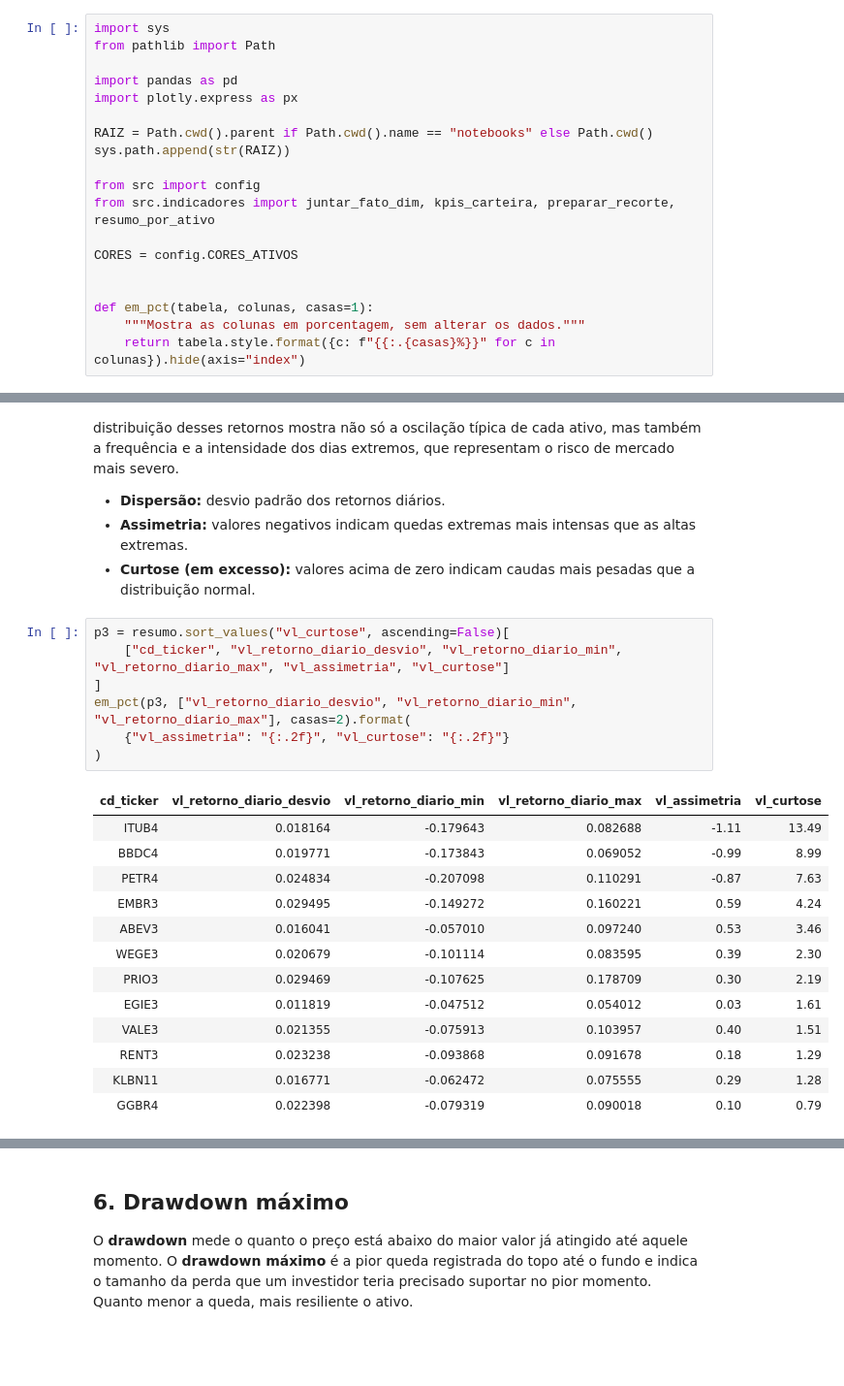
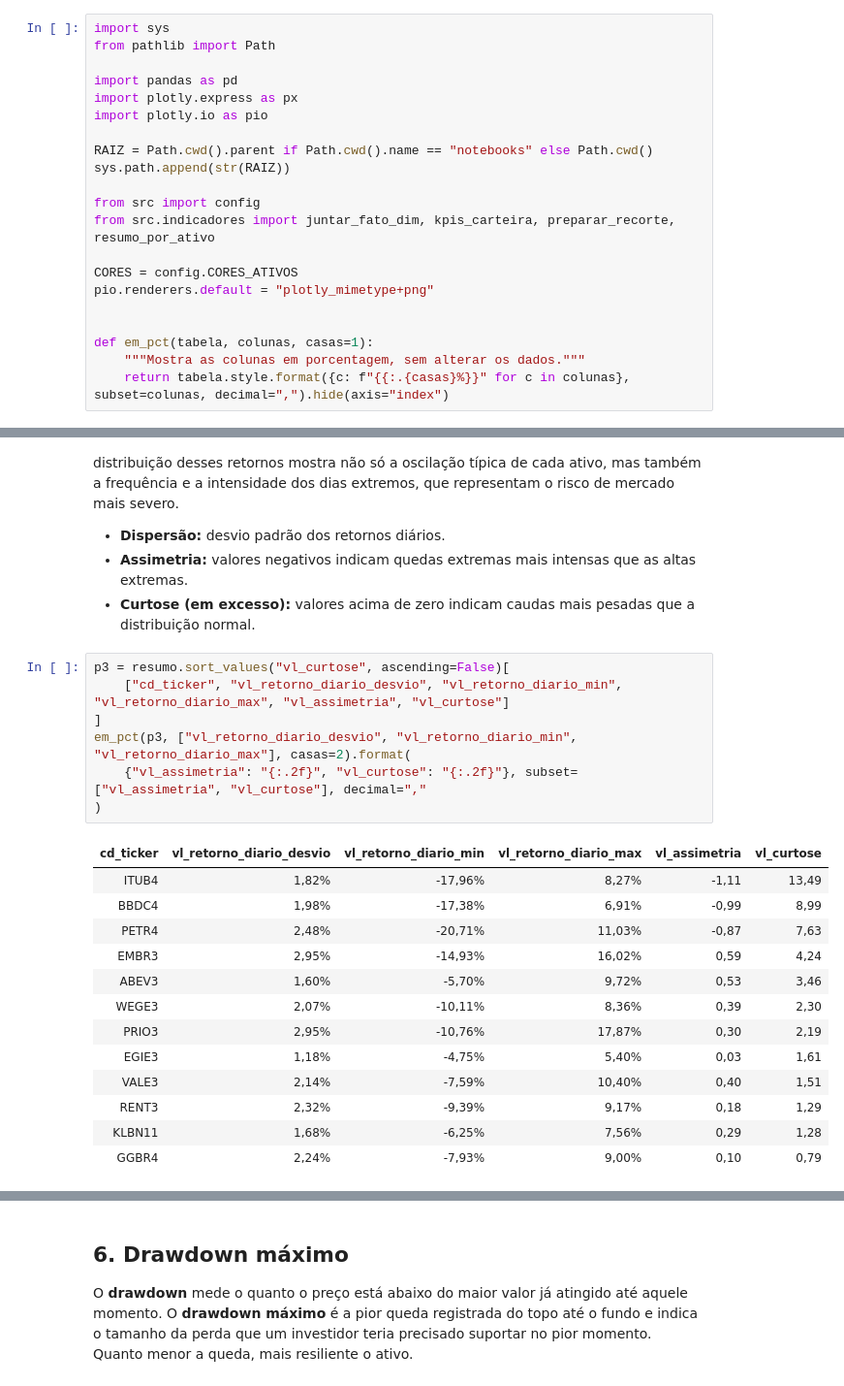
Before and after one commit to AnaysaLopes/b3-performance-acoes-2021-2023, a Jupyter notebook: notebooks/analise_exploratoria.ipynb, the cells around one changed output, grey strips where cells are left out. Shown at 97% size. Cells and saved outputs as stored; diff of their text form; blank space fills up the shorter version.

Commit message:
docs: ajusta tabelas e gráficos do notebook

```diff
--- a/notebooks/analise_exploratoria.ipynb
+++ b/notebooks/analise_exploratoria.ipynb
@@ -21,6 +21,7 @@ from pathlib import Path
 
 import pandas as pd
 import plotly.express as px
+import plotly.io as pio
 
 RAIZ = Path.cwd().parent if Path.cwd().name == "notebooks" else Path.cwd()
 sys.path.append(str(RAIZ))
@@ -29,11 +30,12 @@ from src import config
 from src.indicadores import juntar_fato_dim, kpis_carteira, preparar_recorte, resumo_por_ativo
 
 CORES = config.CORES_ATIVOS
+pio.renderers.default = "plotly_mimetype+png"
 
 
 def em_pct(tabela, colunas, casas=1):
     """Mostra as colunas em porcentagem, sem alterar os dados."""
-    return tabela.style.format({c: f"{{:.{casas}%}}" for c in colunas}).hide(axis="index")
+    return tabela.style.format({c: f"{{:.{casas}%}}" for c in colunas}, subset=colunas, decimal=",").hide(axis="index")
 # %% [markdown]
 ## 1. Qualidade da base
 
@@ -217,24 +230,24 @@ que representam o risco de mercado mais severo.
 # %%
 p3 = resumo.sort_values("vl_curtose", ascending=False)[
     ["cd_ticker", "vl_retorno_diario_desvio", "vl_retorno_diario_min", "vl_retorno_diario_max", "vl_assimetria", "vl_curtose"]
 ]
 em_pct(p3, ["vl_retorno_diario_desvio", "vl_retorno_diario_min", "vl_retorno_diario_max"], casas=2).format(
-    {"vl_assimetria": "{:.2f}", "vl_curtose": "{:.2f}"}
+    {"vl_assimetria": "{:.2f}", "vl_curtose": "{:.2f}"}, subset=["vl_assimetria", "vl_curtose"], decimal=","
 )
 # %% [output]
 | cd_ticker | vl_retorno_diario_desvio | vl_retorno_diario_min | vl_retorno_diario_max | vl_assimetria | vl_curtose |
-| ITUB4 | 0.018164 | -0.179643 | 0.082688 | -1.11 | 13.49 |
-| BBDC4 | 0.019771 | -0.173843 | 0.069052 | -0.99 | 8.99 |
-| PETR4 | 0.024834 | -0.207098 | 0.110291 | -0.87 | 7.63 |
-| EMBR3 | 0.029495 | -0.149272 | 0.160221 | 0.59 | 4.24 |
-| ABEV3 | 0.016041 | -0.057010 | 0.097240 | 0.53 | 3.46 |
-| WEGE3 | 0.020679 | -0.101114 | 0.083595 | 0.39 | 2.30 |
-| PRIO3 | 0.029469 | -0.107625 | 0.178709 | 0.30 | 2.19 |
-| EGIE3 | 0.011819 | -0.047512 | 0.054012 | 0.03 | 1.61 |
-| VALE3 | 0.021355 | -0.075913 | 0.103957 | 0.40 | 1.51 |
-| RENT3 | 0.023238 | -0.093868 | 0.091678 | 0.18 | 1.29 |
-| KLBN11 | 0.016771 | -0.062472 | 0.075555 | 0.29 | 1.28 |
-| GGBR4 | 0.022398 | -0.079319 | 0.090018 | 0.10 | 0.79 |
+| ITUB4 | 1,82% | -17,96% | 8,27% | -1,11 | 13,49 |
+| BBDC4 | 1,98% | -17,38% | 6,91% | -0,99 | 8,99 |
+| PETR4 | 2,48% | -20,71% | 11,03% | -0,87 | 7,63 |
+| EMBR3 | 2,95% | -14,93% | 16,02% | 0,59 | 4,24 |
+| ABEV3 | 1,60% | -5,70% | 9,72% | 0,53 | 3,46 |
+| WEGE3 | 2,07% | -10,11% | 8,36% | 0,39 | 2,30 |
+| PRIO3 | 2,95% | -10,76% | 17,87% | 0,30 | 2,19 |
+| EGIE3 | 1,18% | -4,75% | 5,40% | 0,03 | 1,61 |
+| VALE3 | 2,14% | -7,59% | 10,40% | 0,40 | 1,51 |
+| RENT3 | 2,32% | -9,39% | 9,17% | 0,18 | 1,29 |
+| KLBN11 | 1,68% | -6,25% | 7,56% | 0,29 | 1,28 |
+| GGBR4 | 2,24% | -7,93% | 9,00% | 0,10 | 0,79 |
 # %%
 def histograma_retornos(ativo):
     dados = recorte[(recorte["cd_ticker"] == ativo)].dropna(subset=["vl_retorno_periodo"])
```
Also changed, not shown: parts of 16 cells of this notebook.
